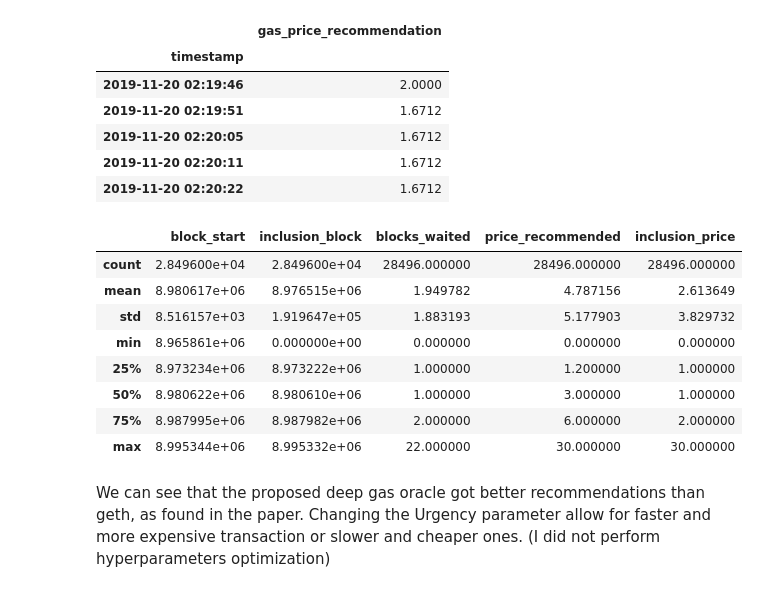
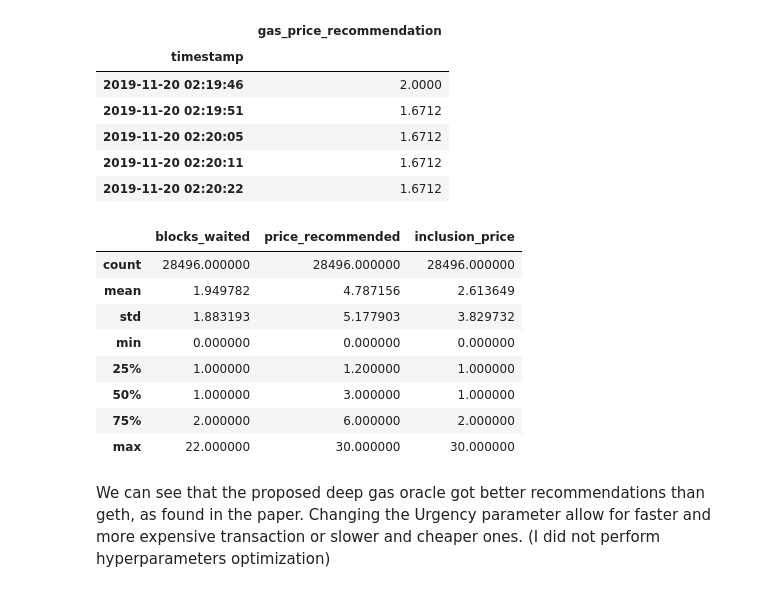
Before and after one commit to louisoutin/deep_gas_oracle, a Jupyter notebook: notebooks/03_recommendation.ipynb, the cells around one changed output. Saved outputs shown, nothing was run; the diff lists cells and outputs as text; code cells hidden in the pictures.

```diff
--- a/notebooks/03_recommendation.ipynb
+++ b/notebooks/03_recommendation.ipynb
@@ -200,17 +200,17 @@ df_recommendation.head()
 | 2019-11-20 02:20:22 | 1.6712 |
 # %%
 results = evaluate_recommender(df_blocks, df_recommendation)
-results.describe()
+results[["blocks_waited", "price_recommended", "inclusion_price"]].describe()
 # %% [output]
-|  | block_start | inclusion_block | blocks_waited | price_recommended | inclusion_price |
-| count | 2.849600e+04 | 2.849600e+04 | 28496.000000 | 28496.000000 | 28496.000000 |
-| mean | 8.980617e+06 | 8.976515e+06 | 1.949782 | 4.787156 | 2.613649 |
-| std | 8.516157e+03 | 1.919647e+05 | 1.883193 | 5.177903 | 3.829732 |
-| min | 8.965861e+06 | 0.000000e+00 | 0.000000 | 0.000000 | 0.000000 |
-| 25% | 8.973234e+06 | 8.973222e+06 | 1.000000 | 1.200000 | 1.000000 |
-| 50% | 8.980622e+06 | 8.980610e+06 | 1.000000 | 3.000000 | 1.000000 |
-| 75% | 8.987995e+06 | 8.987982e+06 | 2.000000 | 6.000000 | 2.000000 |
-| max | 8.995344e+06 | 8.995332e+06 | 22.000000 | 30.000000 | 30.000000 |
+|  | blocks_waited | price_recommended | inclusion_price |
+| count | 28496.000000 | 28496.000000 | 28496.000000 |
+| mean | 1.949782 | 4.787156 | 2.613649 |
+| std | 1.883193 | 5.177903 | 3.829732 |
+| min | 0.000000 | 0.000000 | 0.000000 |
+| 25% | 1.000000 | 1.200000 | 1.000000 |
+| 50% | 1.000000 | 3.000000 | 1.000000 |
+| 75% | 2.000000 | 6.000000 | 2.000000 |
+| max | 22.000000 | 30.000000 | 30.000000 |
 # %% [markdown]
 We can see that the proposed deep gas oracle got better recommendations than geth, as found in the paper.
 Changing the Urgency parameter allow for faster and more expensive transaction or slower and cheaper ones.
```
Also changed, not shown: parts of 1 cell of this notebook, 7 other files.
